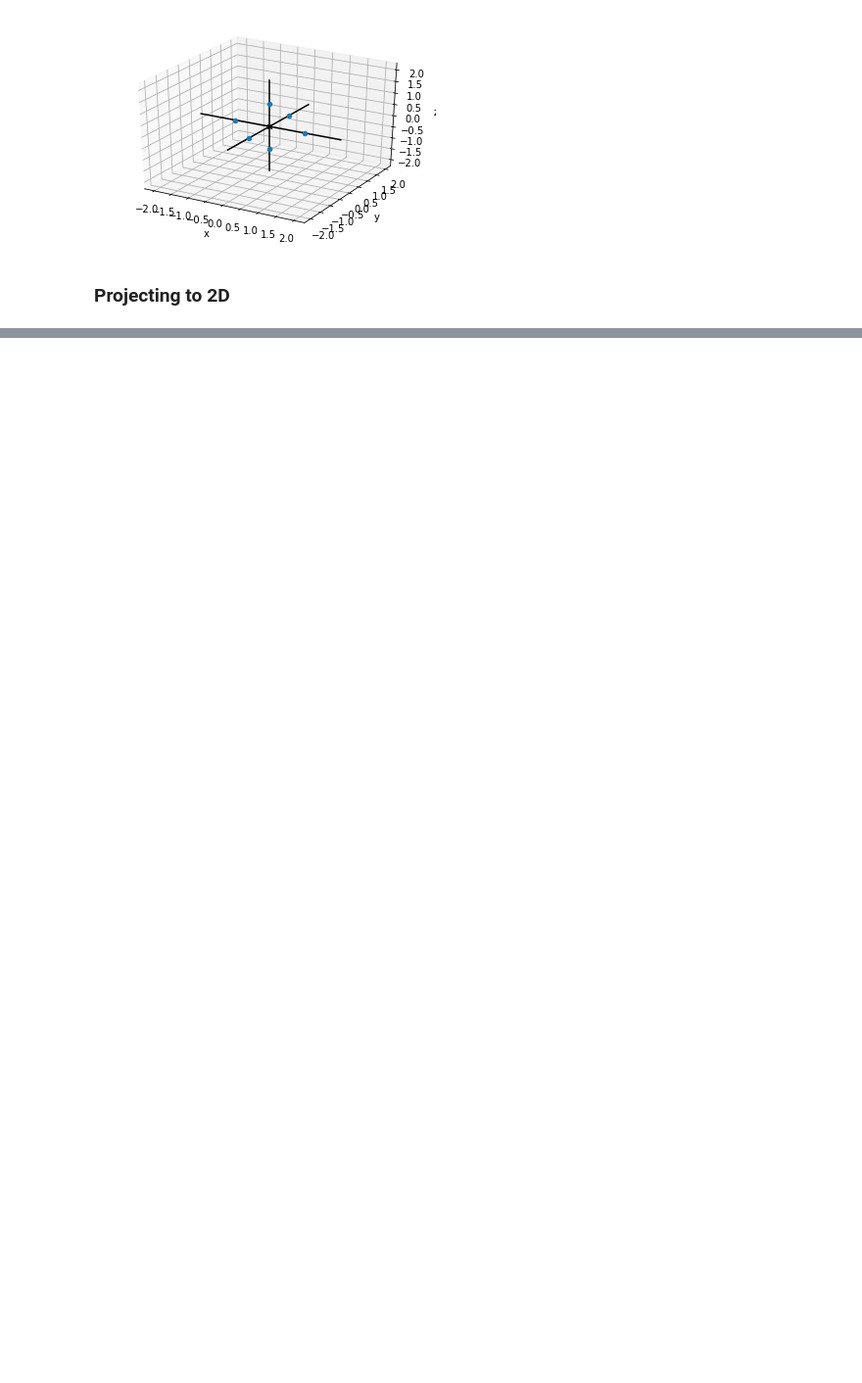
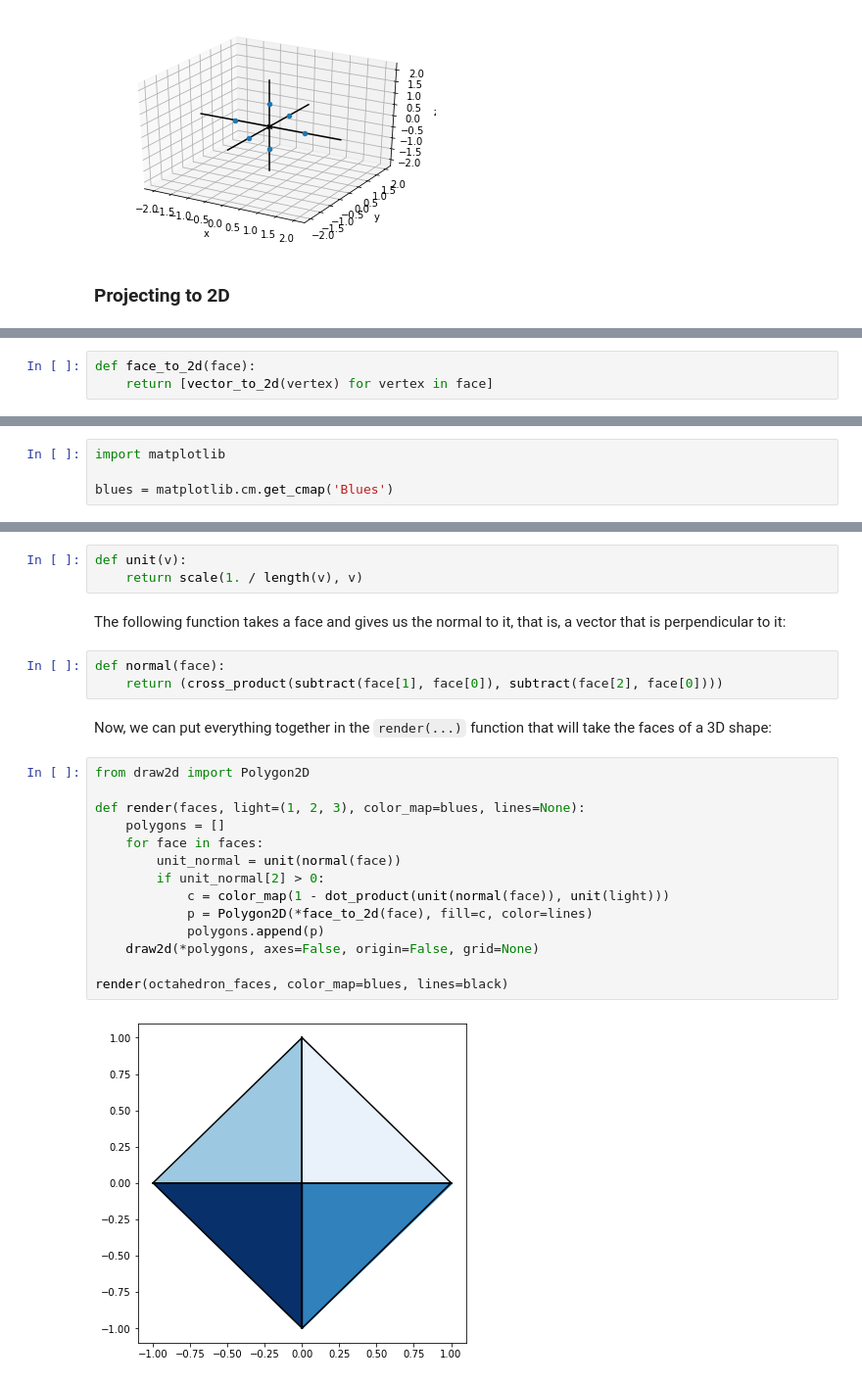
Before and after one commit to sergiofgonzalez/math-workbench, a Jupyter notebook: 02-the-3d-space/01-the-3d-space-notebook/vectors-in-3d.ipynb, the cells around one changed output, grey strips where cells are left out. Shown at 98% size. Cells and saved outputs as stored; diff of their text form; blank space fills up the shorter version.

```diff
--- a/02-the-3d-space/01-the-3d-space-notebook/vectors-in-3d.ipynb
+++ b/02-the-3d-space/01-the-3d-space-notebook/vectors-in-3d.ipynb
@@ -856,0 +885,3 @@ draw3d(
+# %%
+def face_to_2d(face):
+    return [vector_to_2d(vertex) for vertex in face]
@@ -856,0 +896,4 @@ draw3d(
+# %%
+import matplotlib
+
+blues = matplotlib.cm.get_cmap('Blues')
@@ -856,0 +906,26 @@ draw3d(
+# %%
+def unit(v):
+    return scale(1. / length(v), v)
+# %% [markdown]
+The following function takes a face and gives us the normal to it, that is, a vector that is perpendicular to it:
+# %%
+def normal(face):
+    return (cross_product(subtract(face[1], face[0]), subtract(face[2], face[0])))
+# %% [markdown]
+Now, we can put everything together in the `render(...)` function that will take the faces of a 3D shape:
+# %%
+from draw2d import Polygon2D
+
+def render(faces, light=(1, 2, 3), color_map=blues, lines=None):
+    polygons = []
+    for face in faces:
+        unit_normal = unit(normal(face))
+        if unit_normal[2] > 0:
+            c = color_map(1 - dot_product(unit(normal(face)), unit(light)))
+            p = Polygon2D(*face_to_2d(face), fill=c, color=lines)
+            polygons.append(p)
+    draw2d(*polygons, axes=False, origin=False, grid=None)
+
+render(octahedron_faces, color_map=blues, lines=black)
+# %% [output]
+[figure, added]
```
Also changed, not shown: parts of 14 cells of this notebook, 12 other files.
